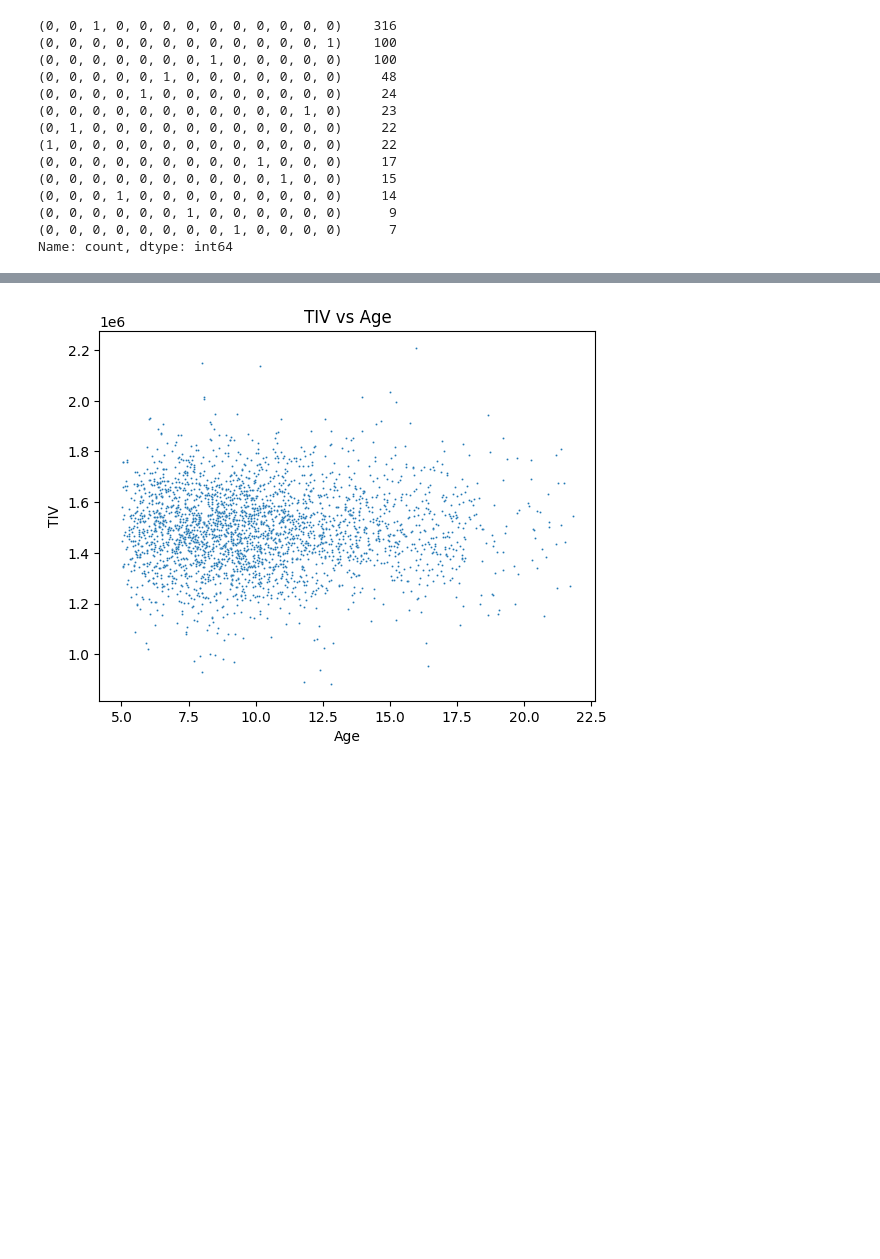
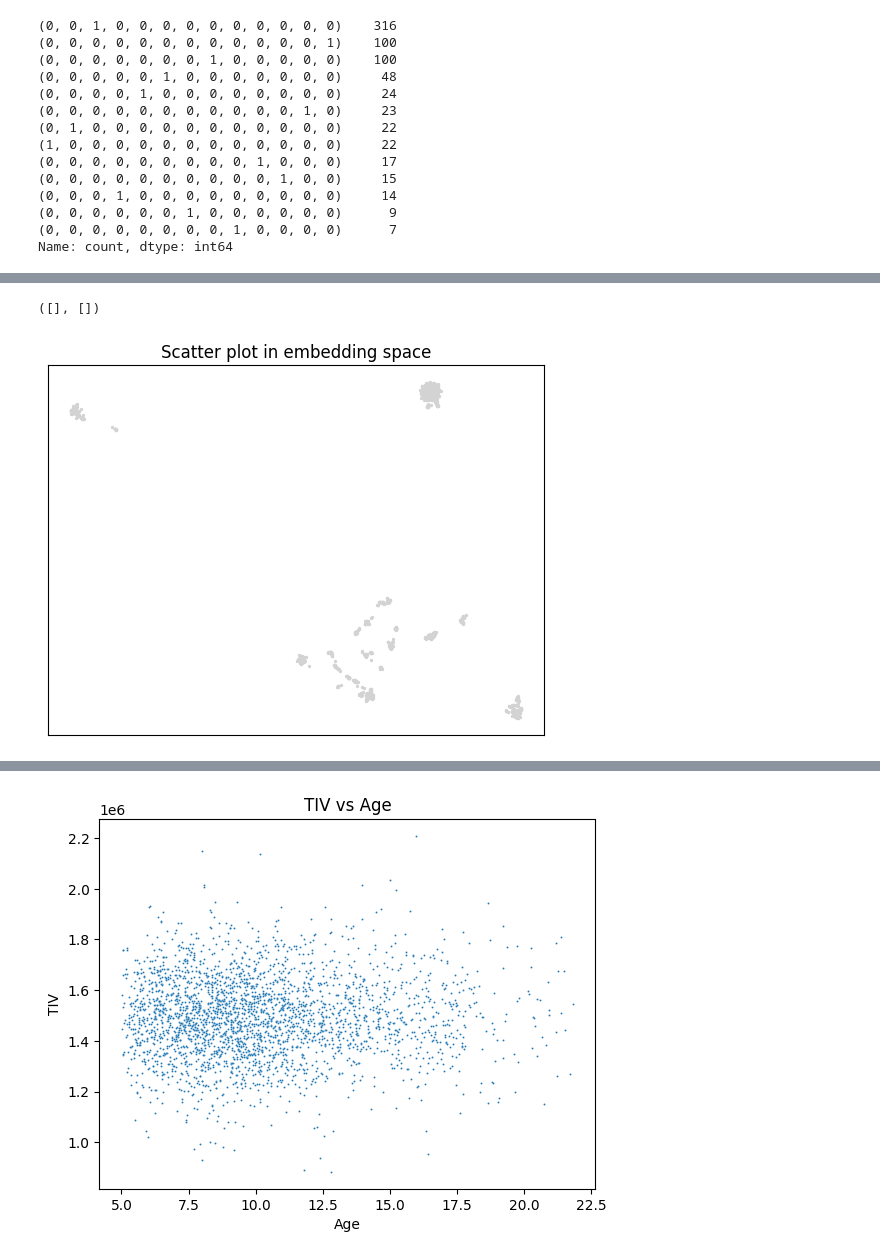
Before and after one commit to damian-jazz/comorbidity_prediction, a Jupyter notebook: data_inspection.ipynb, the cells around one changed output, grey strips where cells are left out. Drawn from its saved outputs; the diff is of its cells as text; code cells hidden in the pictures; blank space fills up the shorter version.

```diff
--- a/data_inspection.ipynb
+++ b/data_inspection.ipynb
@@ -14,3 +15,13 @@ subject_data, features, diagnoses = load_data('classification')
 # %%
 C = load_confounders(subject_data, case='raw')
 D = diagnoses.iloc[:,1:]
+# %%
+# Remove zero features
+F = remove_zero_features(features.iloc[:,1:])
+# Standardize
+X = standardize(F)
+print(f"Number of samples: {X.shape[0]}")
+print(f"Number of features: {X.shape[1]}")
+# Remove ID column
+Y = D
+print(f"Number of labels: {Y.shape[1]}")
@@ -212,0 +226,5 @@ plot_umap_cluster(D, 'classification', ebd)
+# %%
+X_under, Y_under = generate_undersampled_set(X, Y)
+label_stats, mean_ir = generate_label_stats(Y_under, True)
+print(f"Mean imbalance ratio: {mean_ir}")
+label_stats
@@ -212,0 +247,10 @@ plot_umap_cluster(D, 'classification', ebd)
+# %%
+prj1 = UMAP()
+ebd = prj1.fit_transform(Y_under)
+plt.scatter(ebd[:,0], ebd[:,1], s=2, color='lightgrey')
+plt.title('Scatter plot in embedding space')
+plt.xticks([], [])
+plt.yticks([], [])
+# %% [output]
+([], [])
+[figure, added]
```
Also changed, not shown: parts of 22 cells of this notebook.
